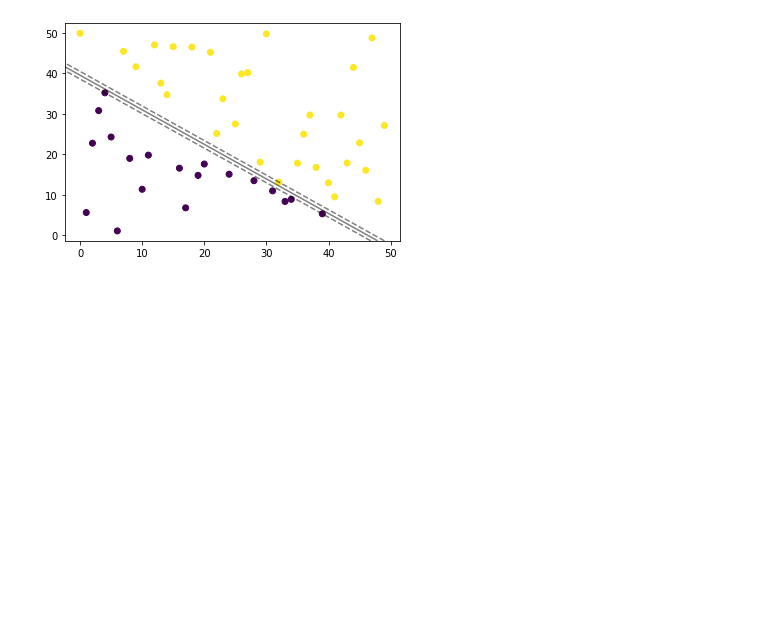
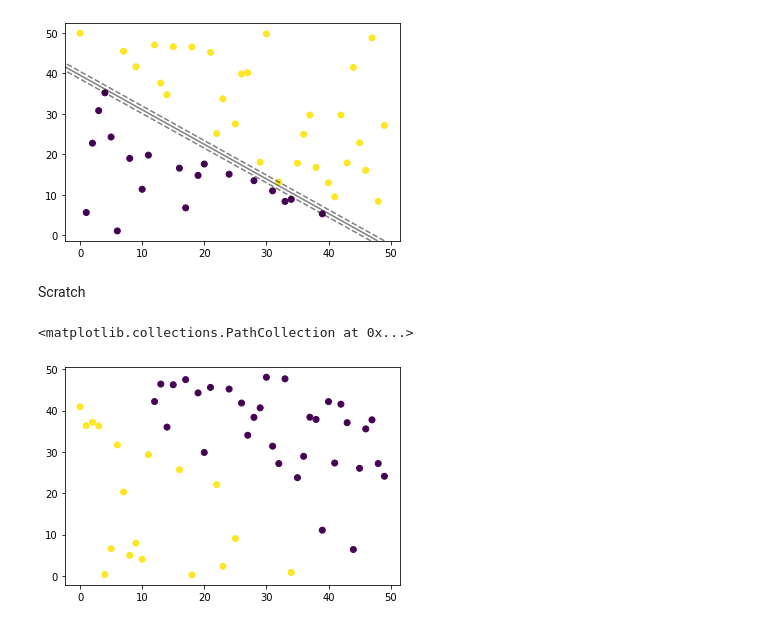
Before and after one commit to Pepcoders/Data-Science-February, a Jupyter notebook: SVM/ClassCode.ipynb, the cells around one changed output. Saved outputs shown, nothing was run; the diff lists cells and outputs as text; code cells hidden in the pictures; blank space fills up the shorter version.

```diff
--- a/SVM/ClassCode.ipynb
+++ b/SVM/ClassCode.ipynb
@@ -114,0 +117,2 @@ plot_svc_decision_function(model2)
+# %% [markdown]
+Scratch
@@ -114,0 +141,10 @@ plot_svc_decision_function(model2)
+# %%
+x1 = np.arange(0,50,1)
+x2 = np.random.rand(50)*50
+
+y = np.where(x1+x2 >= 45, -1,1)
+# %%
+plt.scatter(x1,x2, c = y)
+# %% [output]
+<matplotlib.collections.PathCollection at 0x...>
+[figure, added]
```
Also changed, not shown: parts of 20 cells of this notebook.
